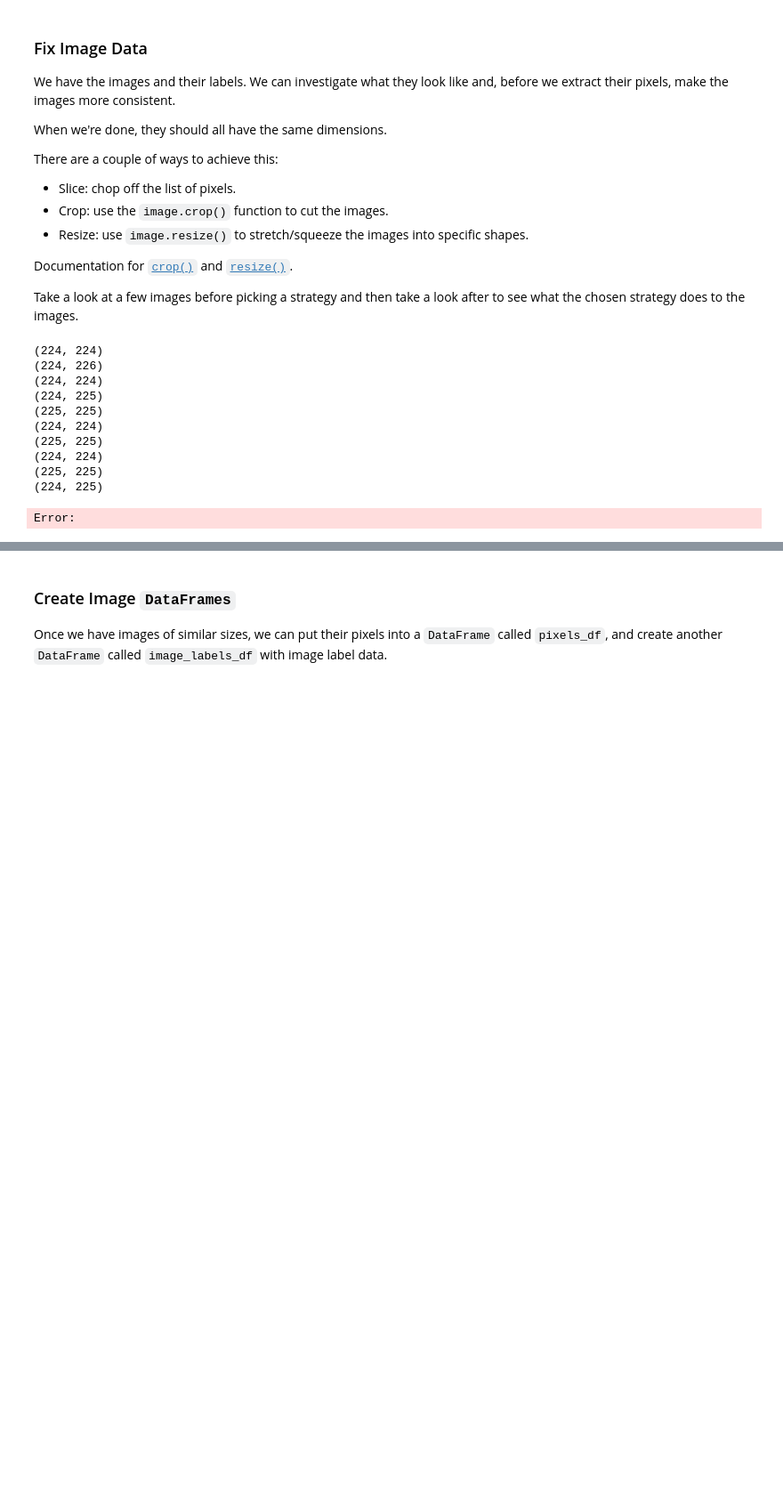
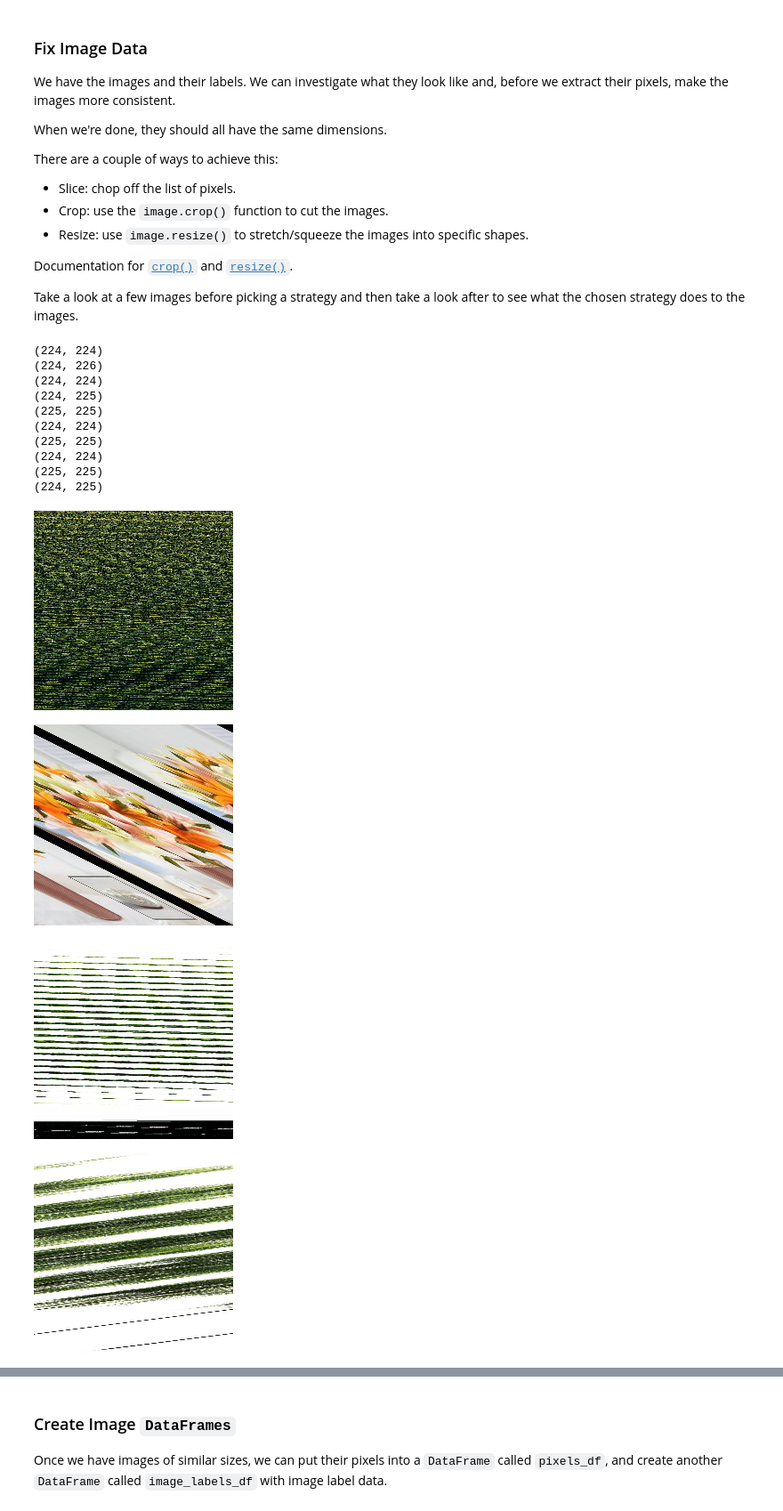
Before and after one commit to MACHINE-LEARNING-FOR-MEDIA-2024/HW10, a Jupyter notebook: HW10.ipynb, the cells around one changed output, grey strips where cells are left out. Shown at 89% size. Drawn from its saved outputs; the diff is of its cells as text; code cells hidden in the pictures; blank space fills up the shorter version.

```diff
--- a/HW10.ipynb
+++ b/HW10.ipynb
@@ -629,33 +629,37 @@ Take a look at a few images before picking a strategy and then take a look after
 # %%
 # TODO: look at characteristics/dimensions of the images
 for img_idx in image_samples[:10]:
     print(make_image(img_idx).size)
 # TODO: go through the list of images and make their dimensions consistent
 consistent_width = 224
 consistent_height = 224
 
 # Resize all images to the consistent dimensions
 resized_image_samples = []
 
 for img_idx in image_samples:
     img = make_image(img_idx)
     resized_img = img.resize((consistent_width, consistent_height))
-    rpx = resized_img.pixels
-    resized_image_samples.append(rpx)
+    #rpx = resized_img.pixels
+    resized_image_samples.append(resized_img)
+
 
 # TODO: look at some images
 # Loop through the first 5 images in image_samples
 for img_idx in image_samples[:5]:
     display(make_image(img_idx))
 # %% [output]
 (224, 224)
 (224, 226)
 (224, 224)
 (224, 225)
 (225, 225)
 (224, 224)
 (225, 225)
 (224, 224)
 (225, 225)
 (224, 225)
-Error:
+[figure, added]
+[figure, added]
+[figure, added]
+[figure, added]
```
Also changed, not shown: parts of 10 cells of this notebook, 4 other files.
